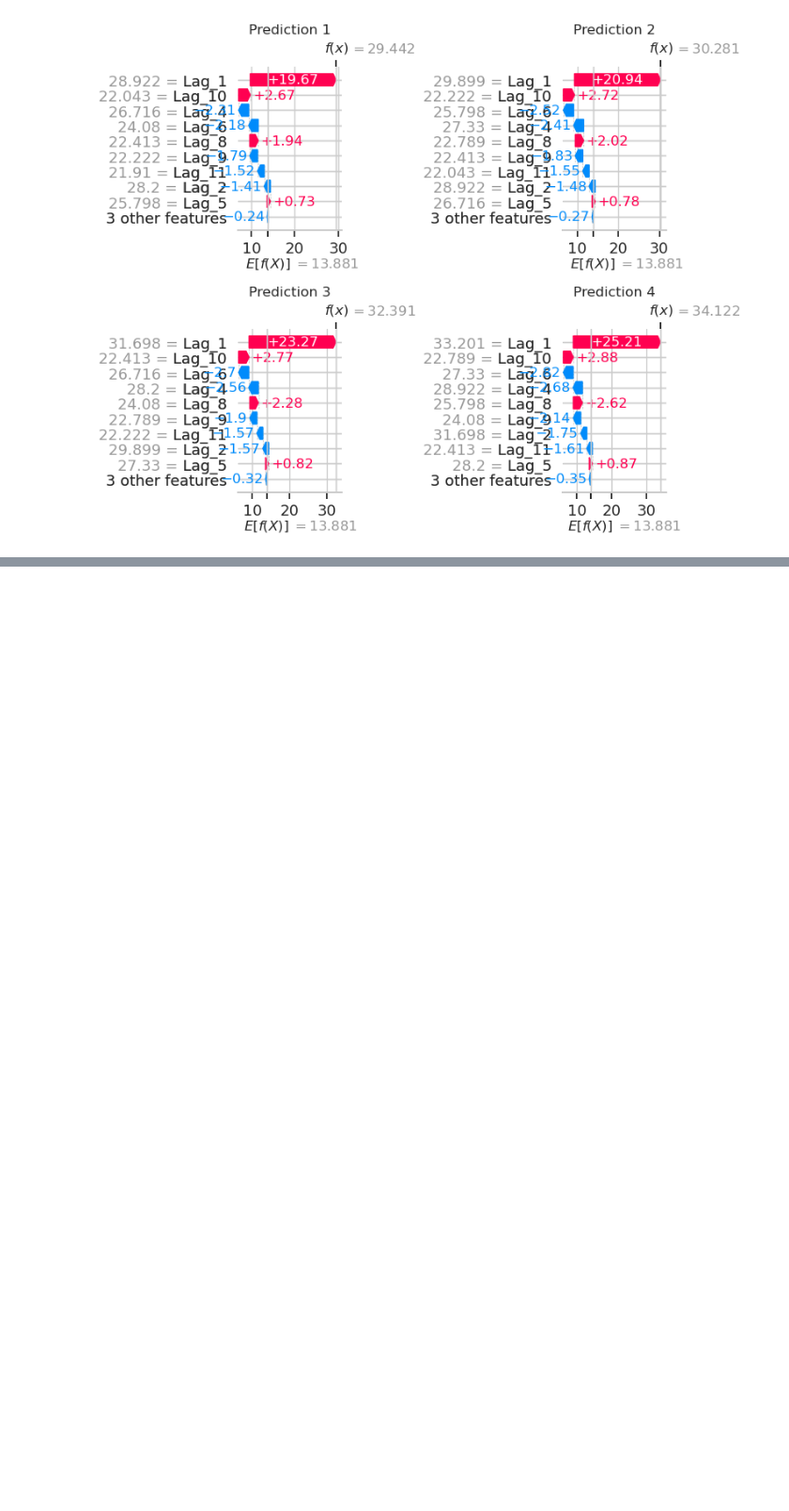
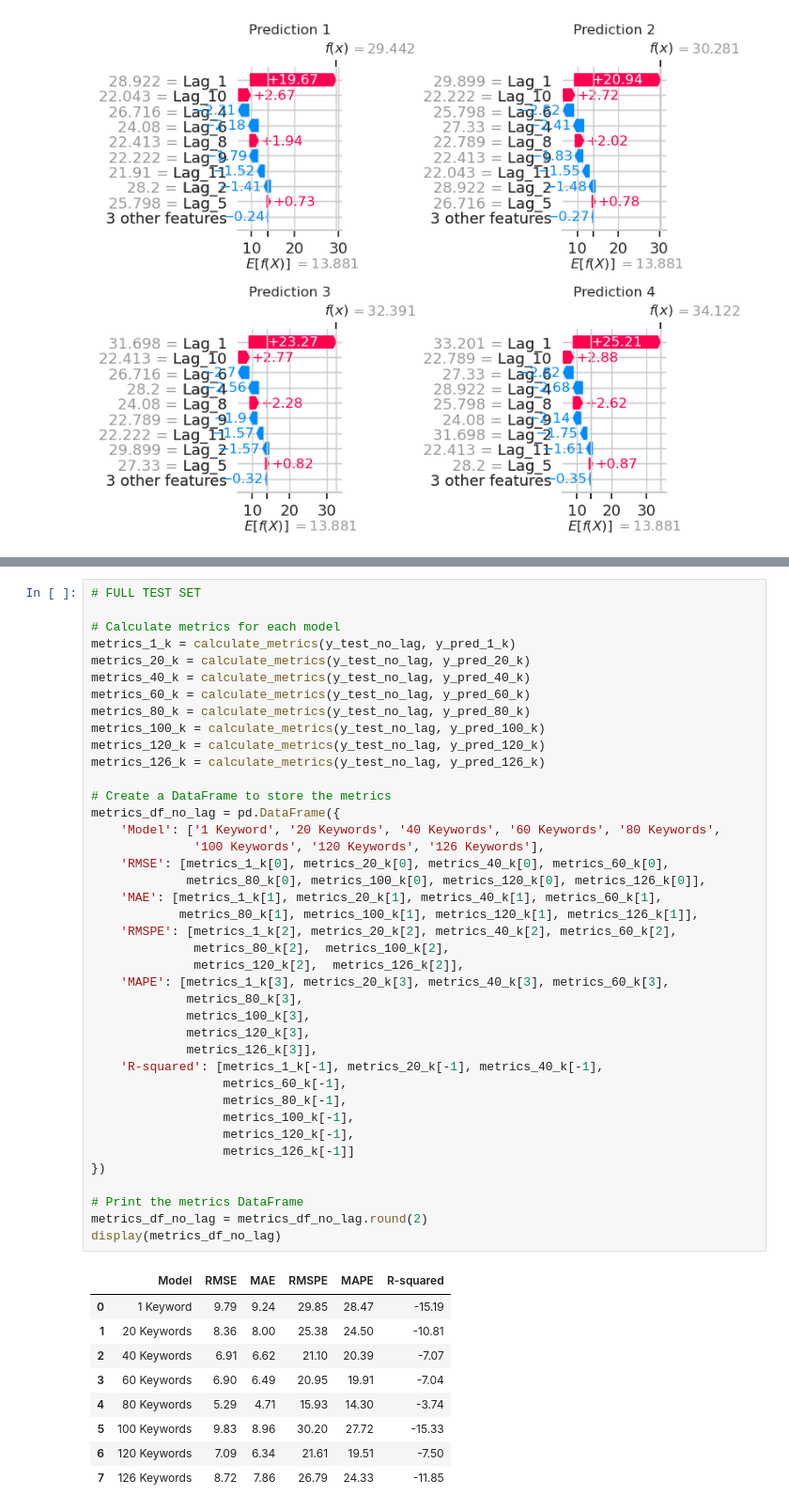
Before and after one commit to MartinsAwojide/inflation_nowcast, a Jupyter notebook: modelling.ipynb, the cells around one changed output, grey strips where cells are left out. Shown at 94% size. Drawn from its saved outputs; the diff is of its cells as text; blank space fills up the shorter version.

```diff
--- a/modelling.ipynb
+++ b/modelling.ipynb
@@ -735,0 +862,50 @@ plt.show()
+# %%
+# FULL TEST SET
+
+# Calculate metrics for each model
+metrics_1_k = calculate_metrics(y_test_no_lag, y_pred_1_k)
+metrics_20_k = calculate_metrics(y_test_no_lag, y_pred_20_k)
+metrics_40_k = calculate_metrics(y_test_no_lag, y_pred_40_k)
+metrics_60_k = calculate_metrics(y_test_no_lag, y_pred_60_k)
+metrics_80_k = calculate_metrics(y_test_no_lag, y_pred_80_k)
+metrics_100_k = calculate_metrics(y_test_no_lag, y_pred_100_k)
+metrics_120_k = calculate_metrics(y_test_no_lag, y_pred_120_k)
+metrics_126_k = calculate_metrics(y_test_no_lag, y_pred_126_k)
+
+# Create a DataFrame to store the metrics
+metrics_df_no_lag = pd.DataFrame({
+    'Model': ['1 Keyword', '20 Keywords', '40 Keywords', '60 Keywords', '80 Keywords',
+              '100 Keywords', '120 Keywords', '126 Keywords'],
+    'RMSE': [metrics_1_k[0], metrics_20_k[0], metrics_40_k[0], metrics_60_k[0],
+             metrics_80_k[0], metrics_100_k[0], metrics_120_k[0], metrics_126_k[0]],
+    'MAE': [metrics_1_k[1], metrics_20_k[1], metrics_40_k[1], metrics_60_k[1],
+            metrics_80_k[1], metrics_100_k[1], metrics_120_k[1], metrics_126_k[1]],
+    'RMSPE': [metrics_1_k[2], metrics_20_k[2], metrics_40_k[2], metrics_60_k[2],
+              metrics_80_k[2],  metrics_100_k[2],
+              metrics_120_k[2],  metrics_126_k[2]],
+    'MAPE': [metrics_1_k[3], metrics_20_k[3], metrics_40_k[3], metrics_60_k[3],
+             metrics_80_k[3],
+             metrics_100_k[3],
+             metrics_120_k[3],
+             metrics_126_k[3]],
+    'R-squared': [metrics_1_k[-1], metrics_20_k[-1], metrics_40_k[-1],
+                  metrics_60_k[-1],
+                  metrics_80_k[-1],
+                  metrics_100_k[-1],
+                  metrics_120_k[-1],
+                  metrics_126_k[-1]]
+})
+
+# Print the metrics DataFrame
+metrics_df_no_lag = metrics_df_no_lag.round(2)
+display(metrics_df_no_lag)
+# %% [output]
+|  | Model | RMSE | MAE | RMSPE | MAPE | R-squared |
+| 0 | 1 Keyword | 9.79 | 9.24 | 29.85 | 28.47 | -15.19 |
+| 1 | 20 Keywords | 8.36 | 8.00 | 25.38 | 24.50 | -10.81 |
+| 2 | 40 Keywords | 6.91 | 6.62 | 21.10 | 20.39 | -7.07 |
+| 3 | 60 Keywords | 6.90 | 6.49 | 20.95 | 19.91 | -7.04 |
+| 4 | 80 Keywords | 5.29 | 4.71 | 15.93 | 14.30 | -3.74 |
+| 5 | 100 Keywords | 9.83 | 8.96 | 30.20 | 27.72 | -15.33 |
+| 6 | 120 Keywords | 7.09 | 6.34 | 21.61 | 19.51 | -7.50 |
+| 7 | 126 Keywords | 8.72 | 7.86 | 26.79 | 24.33 | -11.85 |
```
Also changed, not shown: parts of 11 cells of this notebook, 5 other files.
